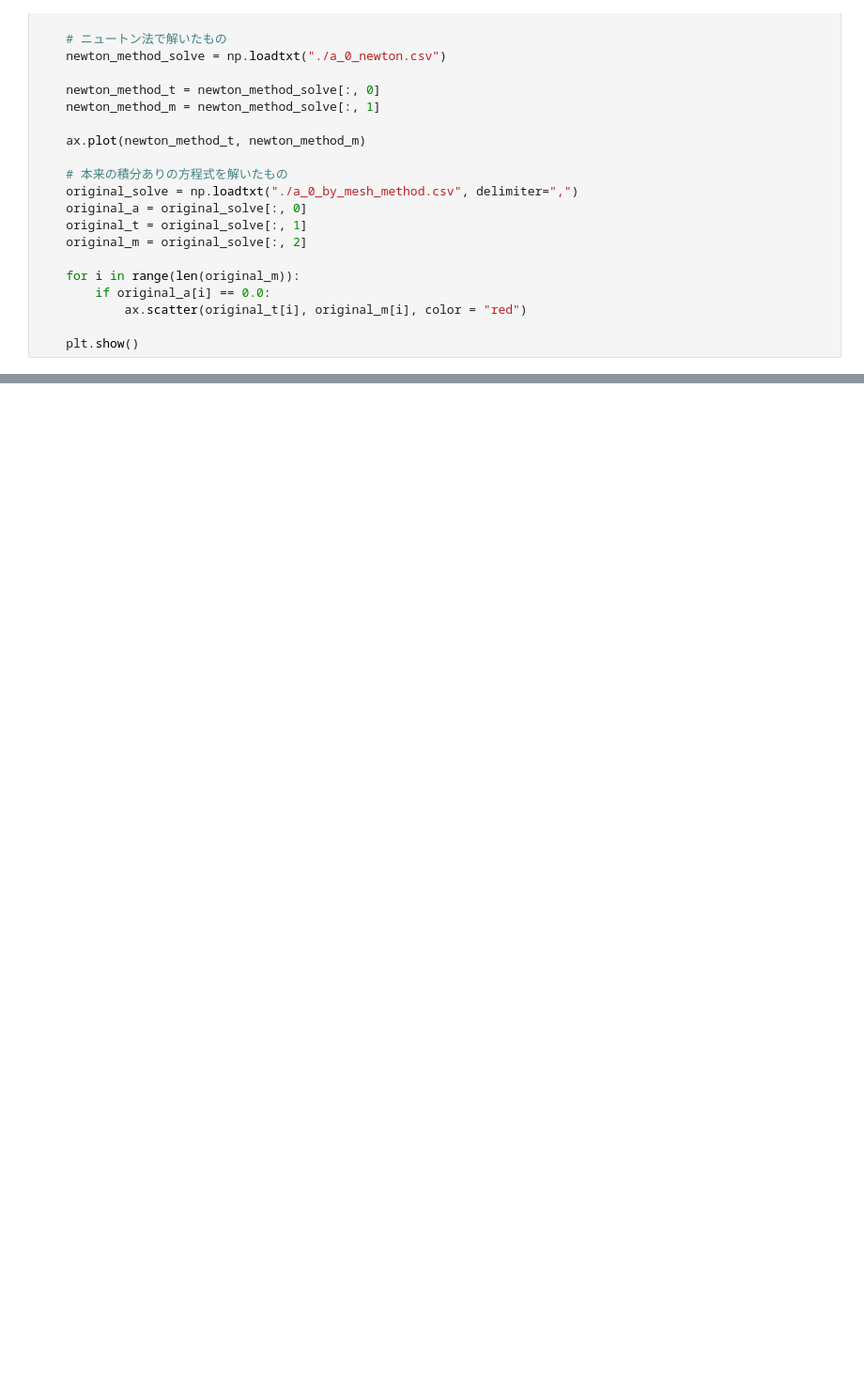
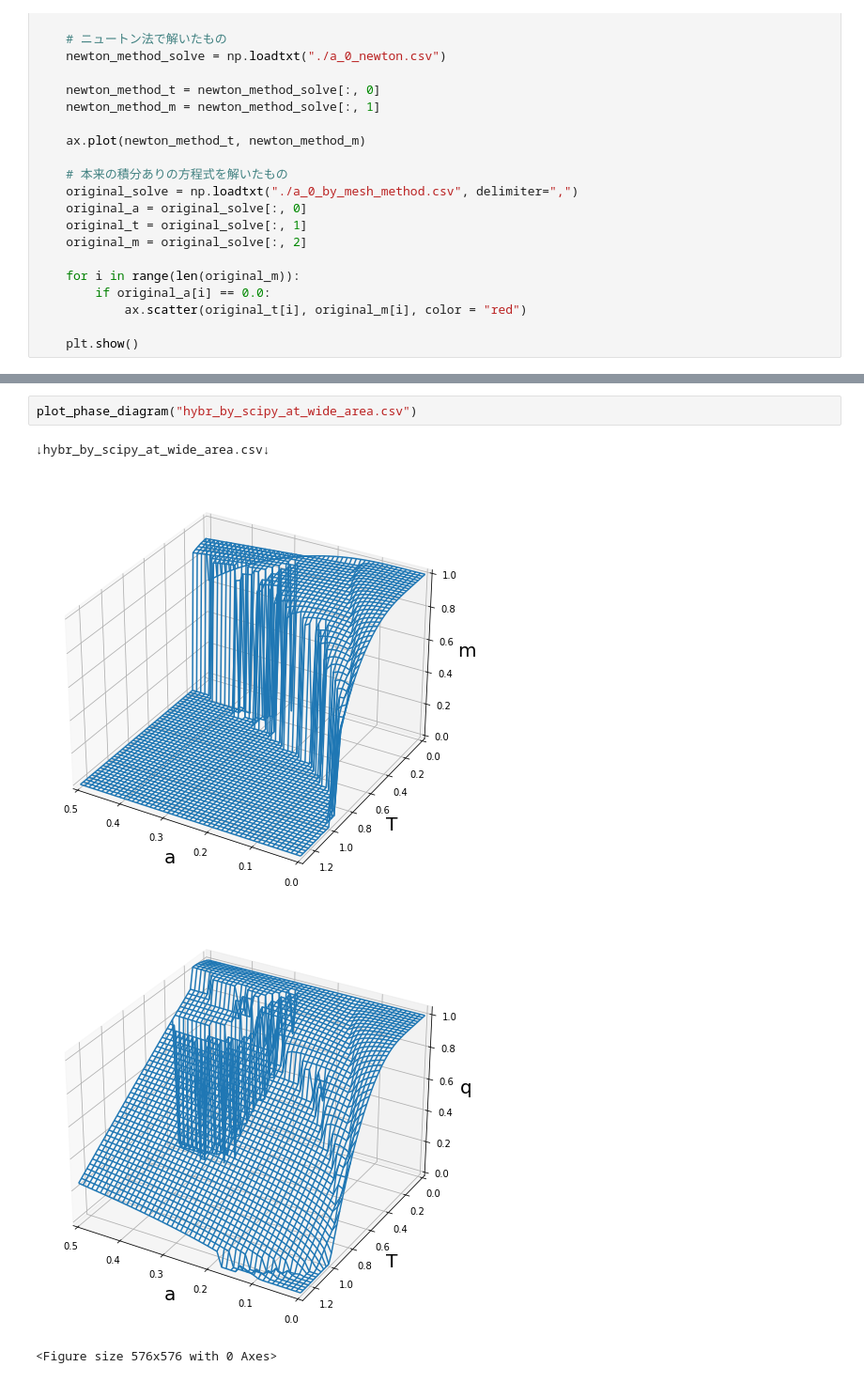
Before and after one commit to yamoyamoto/jupyter, a Jupyter notebook: fp_model/use_scipy.ipynb, the cells around one changed output, grey strips where cells are left out. Shown at 94% size. Drawn from its saved outputs; the diff is of its cells as text; blank space fills up the shorter version.

```diff
--- a/fp_model/use_scipy.ipynb
+++ b/fp_model/use_scipy.ipynb
@@ -310,0 +317,7 @@ plot_phase_diagram("solved_by_scipy.csv")
+# %%
+plot_phase_diagram("hybr_by_scipy_at_wide_area.csv")
+# %% [output]
+↓hybr_by_scipy_at_wide_area.csv↓
+[figure, added]
+[figure, added]
+<Figure size 576x576 with 0 Axes>
```
Also changed, not shown: parts of 5 cells of this notebook, 9 other files.
